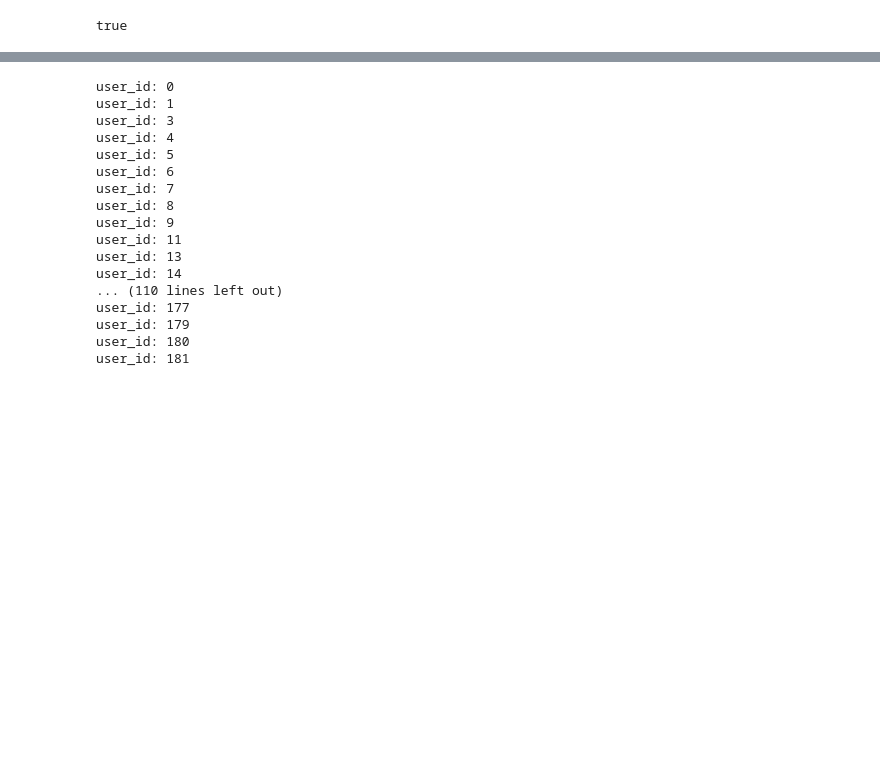
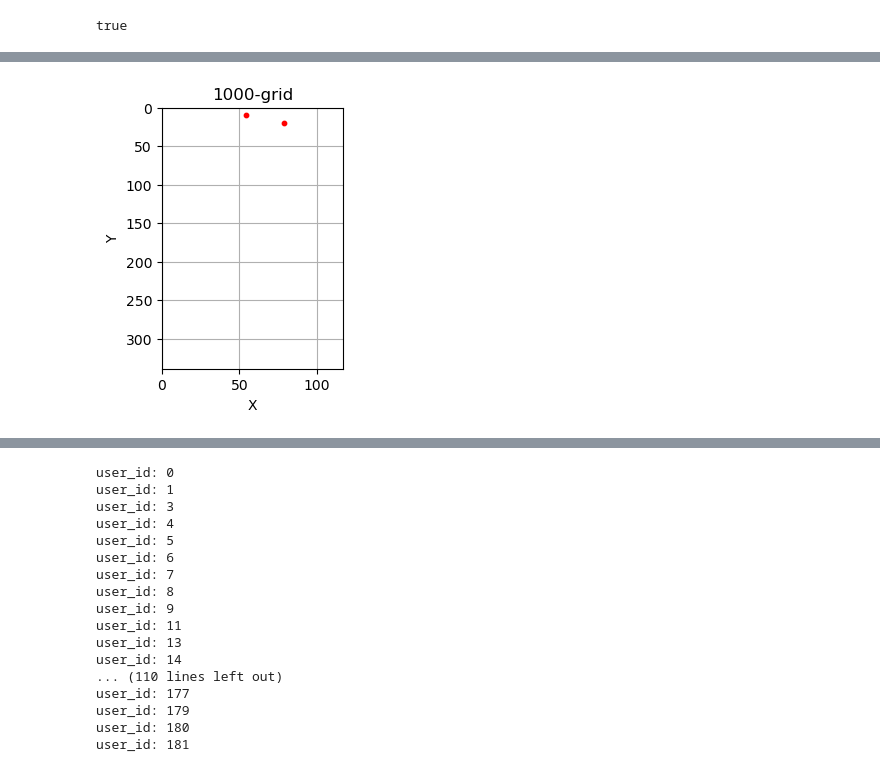
Before and after one commit to shkoma/geolife_timehetnet, a Jupyter notebook: data/geolife/preprocess.ipynb, the cells around one changed output, grey strips where cells are left out. Drawn from its saved outputs; the diff is of its cells as text; code cells hidden in the pictures; blank space fills up the shorter version.

```diff
--- a/data/geolife/preprocess.ipynb
+++ b/data/geolife/preprocess.ipynb
@@ -525,0 +541,10 @@ df.iloc[:10, 11:20]
+# %%
+import pandas as pd
+
+df = pd.read_csv('grid_map_coordinate.csv')
+
+width = df.loc[df['grid']==1000, 'latitude'].values[0]
+width
+height = df.loc[df['grid']==1000, 'longitude'].values[0]
+height
+df.head()
@@ -525,0 +558,29 @@ df.iloc[:10, 11:20]
+# %%
+
+
+import matplotlib.pyplot as plt
+
+# 지도 크기 정의
+grid = 1000
+width = df.loc[df['grid']==grid, 'latitude'].values[0]
+height = df.loc[df['grid']==grid, 'longitude'].values[0]
+
+# 찍을 좌표 정의
+coordinates = [(54, 10), (79, 20)]
+
+# 산점도 그래프 생성
+plt.figure(figsize=(width/50, height/100))  # 그림 크기 조정
+plt.scatter(*zip(*coordinates), color='red', marker='o', s=10)  # 좌표 찍기
+plt.xlim(0, width)    # x축 범위 설정
+plt.ylim(0, height)   # y축 범위 설정
+plt.gca().invert_yaxis()  # y축 반전하여 지도 좌표와 일치
+plt.title(str(grid) + '-grid')
+plt.xlabel("X")
+plt.ylabel("Y")
+plt.grid(True)
+# plt.savefig("map_with_coordinates.png")  # 그래프를 이미지로 저장
+plt.show()
+
+# print("지정한 좌표가 있는 지도가 map_with_coordinates.png로 저장되었습니다.")
+# %% [output]
+[figure, added]
```
Also changed, not shown: parts of 7 cells of this notebook, 4 other files.
